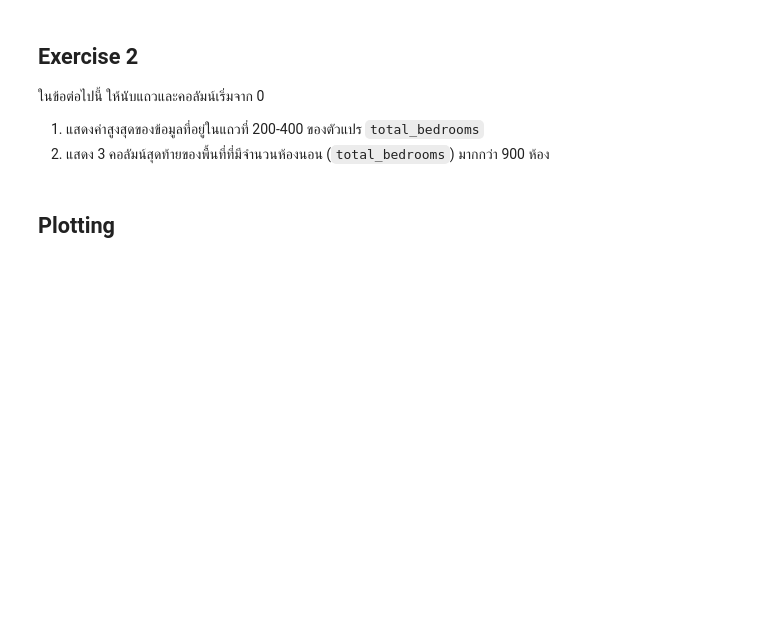
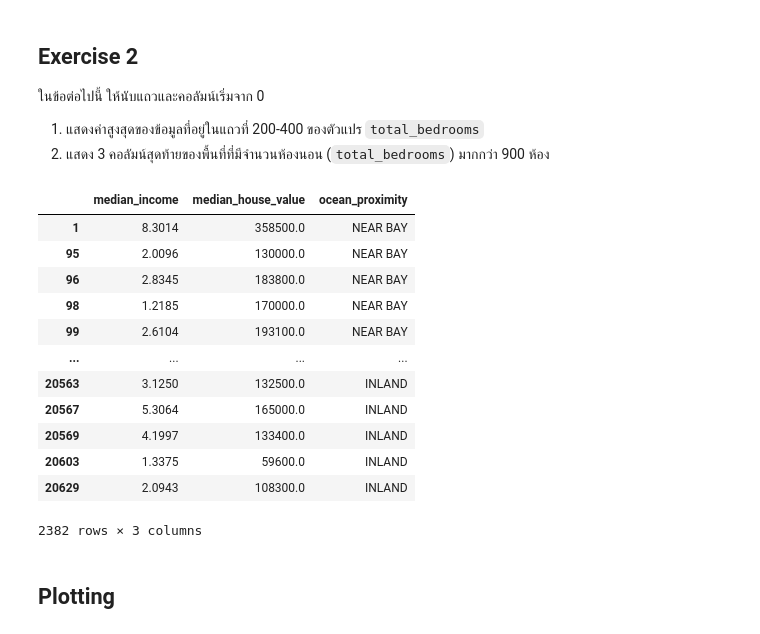
Before and after one commit to Boom-CMU/Statistical-Learnning, a Jupyter notebook: 229351-LAB01.ipynb, the cells around one changed output. Cells and saved outputs as stored; diff of their text form; code cells hidden in the pictures; blank space fills up the shorter version.

```diff
--- a/229351-LAB01.ipynb
+++ b/229351-LAB01.ipynb
@@ -327,6 +327,25 @@ Ads[(Ads["TV"] > 200) & (Ads["Sales"] > 20)]
 2. แสดง 3 คอลัมน์สุดท้ายของพื้นที่ที่มีจำนวนห้องนอน (`total_bedrooms`) มากกว่า 900 ห้อง
 # %%
 # WRITE YOUR CODE HERE
+
+
+housing.iloc[200:401][ "total_bedrooms"].max()
+
+housing[housing["total_bedrooms"] > 900].iloc[:, -3:]
+# %% [output]
+|  | median_income | median_house_value | ocean_proximity |
+| 1 | 8.3014 | 358500.0 | NEAR BAY |
+| 95 | 2.0096 | 130000.0 | NEAR BAY |
+| 96 | 2.8345 | 183800.0 | NEAR BAY |
+| 98 | 1.2185 | 170000.0 | NEAR BAY |
+| 99 | 2.6104 | 193100.0 | NEAR BAY |
+| ... | ... | ... | ... |
+| 20563 | 3.1250 | 132500.0 | INLAND |
+| 20567 | 5.3064 | 165000.0 | INLAND |
+| 20569 | 4.1997 | 133400.0 | INLAND |
+| 20603 | 1.3375 | 59600.0 | INLAND |
+| 20629 | 2.0943 | 108300.0 | INLAND |
+2382 rows × 3 columns
 # %% [markdown]
 ## Plotting
 # %%
```
Also changed, not shown: parts of 6 cells of this notebook.
